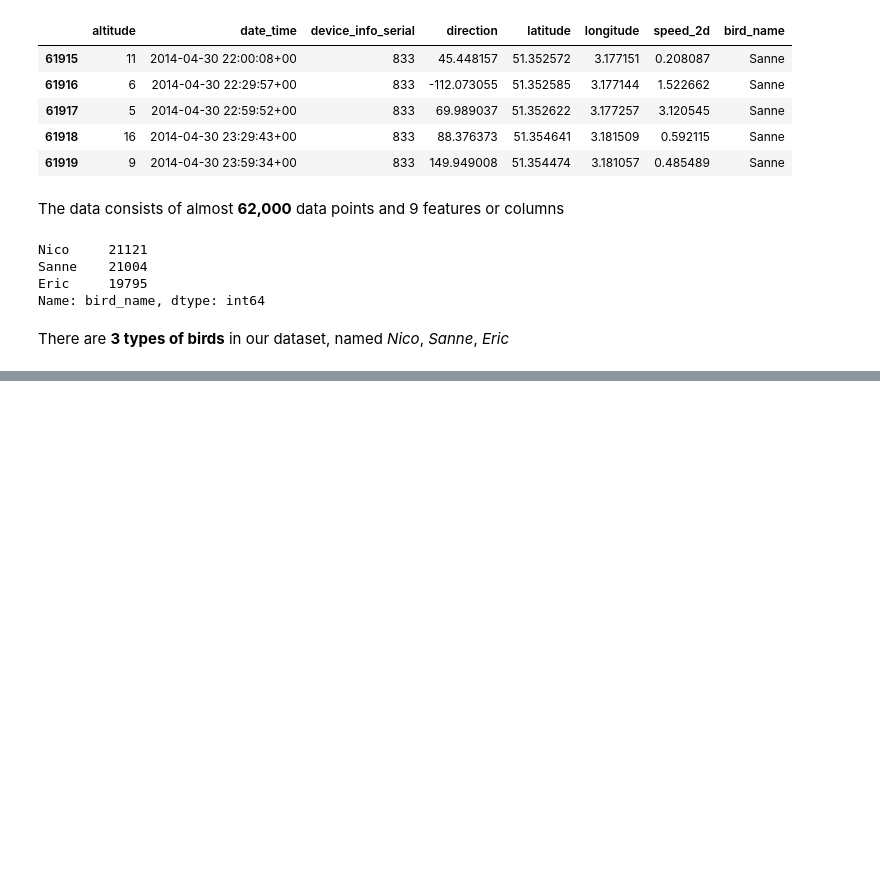
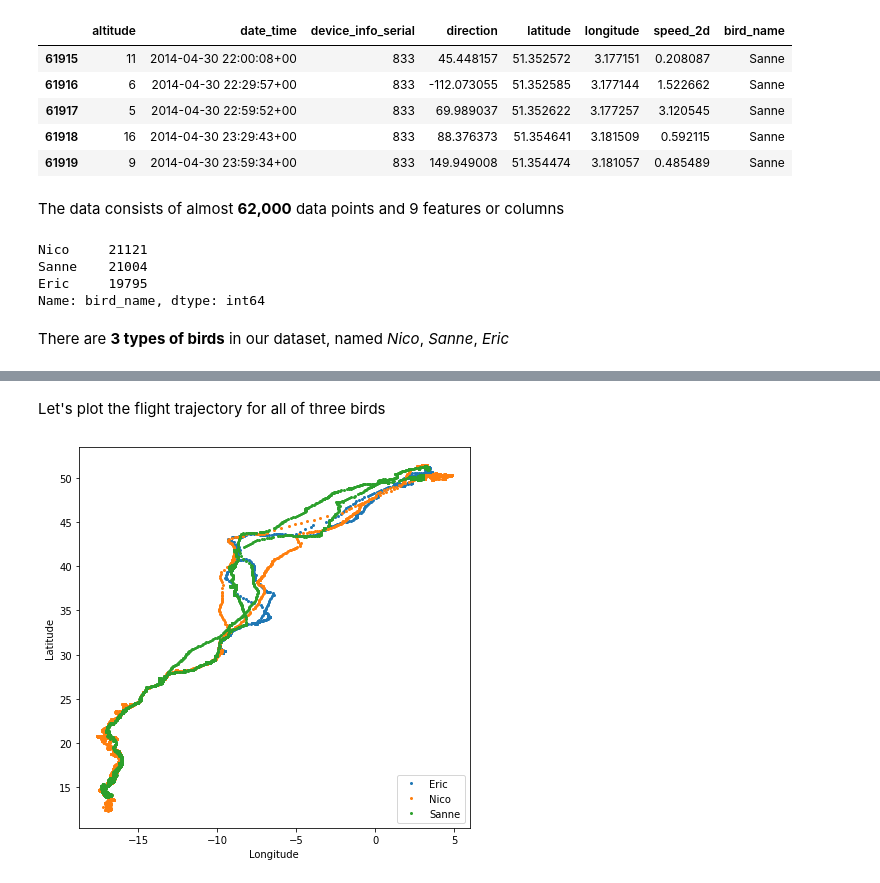
Before and after one commit to ashudva/Case_Studies, a Jupyter notebook: Bird Migration/bird_migration.ipynb, the cells around one changed output, grey strips where cells are left out. Drawn from its saved outputs; the diff is of its cells as text; code cells hidden in the pictures; blank space fills up the shorter version.

```diff
--- a/Bird Migration/bird_migration.ipynb
+++ b/Bird Migration/bird_migration.ipynb
@@ -51,0 +69,15 @@ There are **3 types of birds** in our dataset, named *Nico*, *Sanne*, *Eric*
+# %% [markdown]
+Let's plot the flight trajectory for all of three birds
+# %%
+birds = birddata.bird_name.unique()
+plt.figure(figsize=(7,7))
+for bird in birds:
+    ind = birddata.bird_name == bird
+    x, y = birddata.longitude[ind], birddata.latitude[ind]
+    plt.plot(x, y, "o", ms=2, label=bird)
+plt.xlabel("Longitude")
+plt.ylabel("Latitude")
+plt.legend(loc="lower right")
+plt.show()
+# %% [output]
+[figure, added]
```
Also changed, not shown: parts of 4 cells of this notebook, 2 other files.
